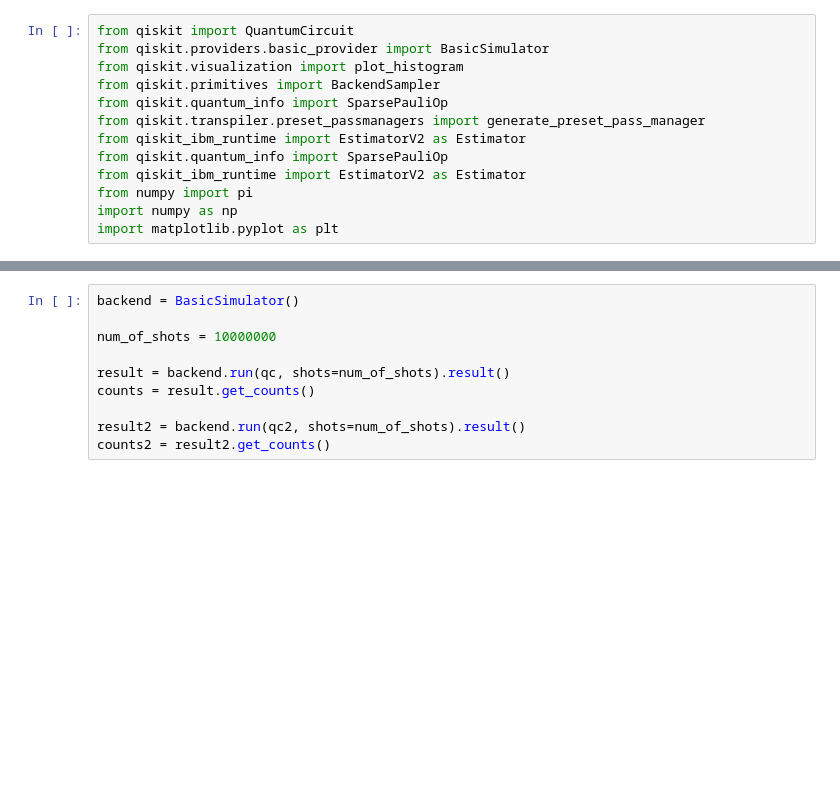
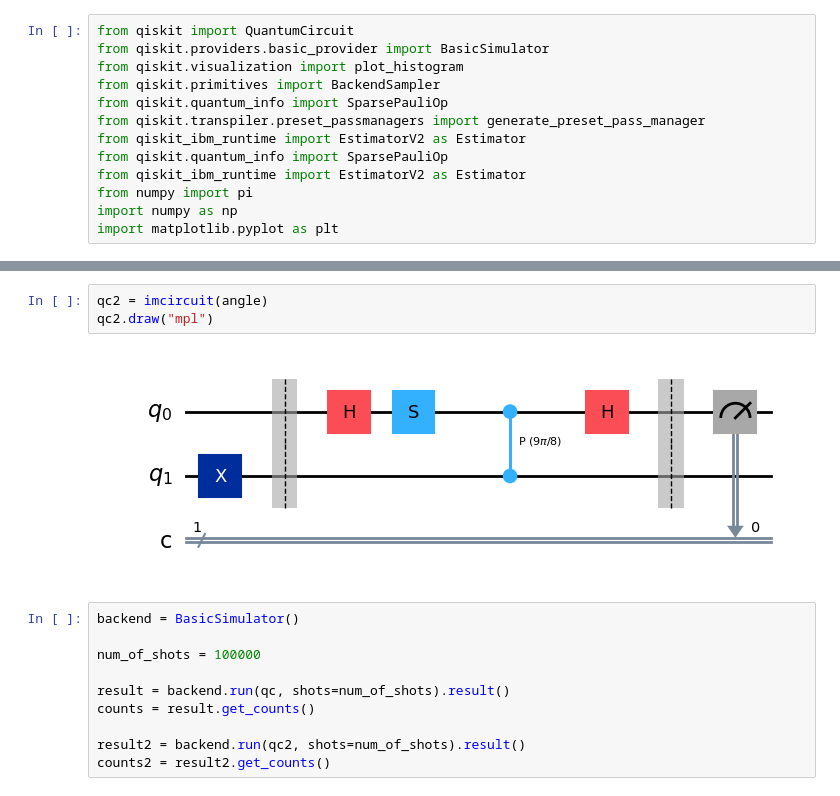
Before and after one commit to paulbruzzi/quantum-linear-algebra, a Jupyter notebook: Hadamard_Test.ipynb, the cells around one changed output, grey strips where cells are left out. Saved outputs shown, nothing was run; the diff lists cells and outputs as text; blank space fills up the shorter version.

```diff
--- a/Hadamard_Test.ipynb
+++ b/Hadamard_Test.ipynb
@@ -40,7 +45,12 @@ qc2.draw("mpl")
+# %%
+qc2 = imcircuit(angle)
+qc2.draw("mpl")
+# %% [output]
+[figure, added]
 # %%
 backend = BasicSimulator()
 
-num_of_shots = 10000000
+num_of_shots = 100000
 
 result = backend.run(qc, shots=num_of_shots).result()
 counts = result.get_counts()
```
Also changed, not shown: parts of 12 cells of this notebook.
